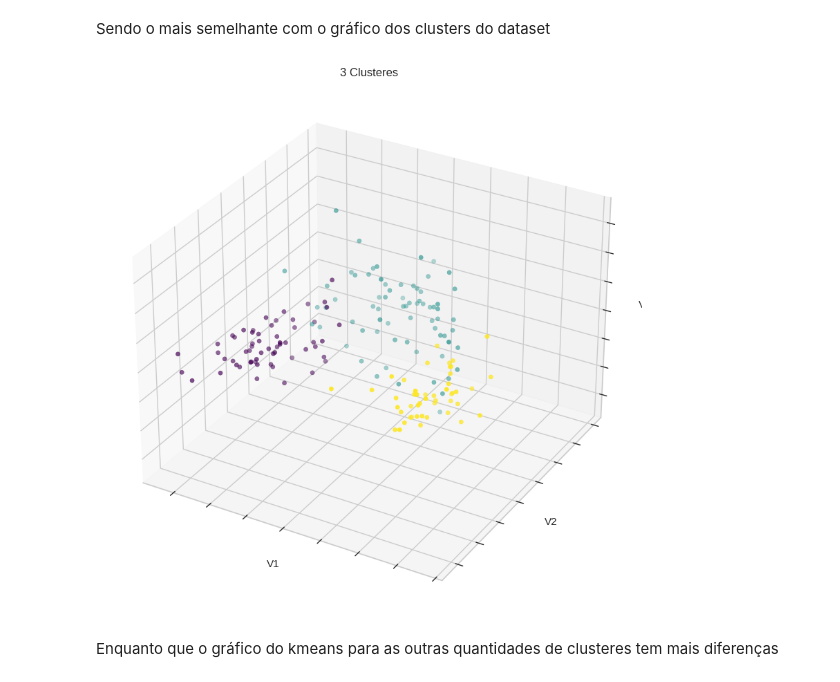
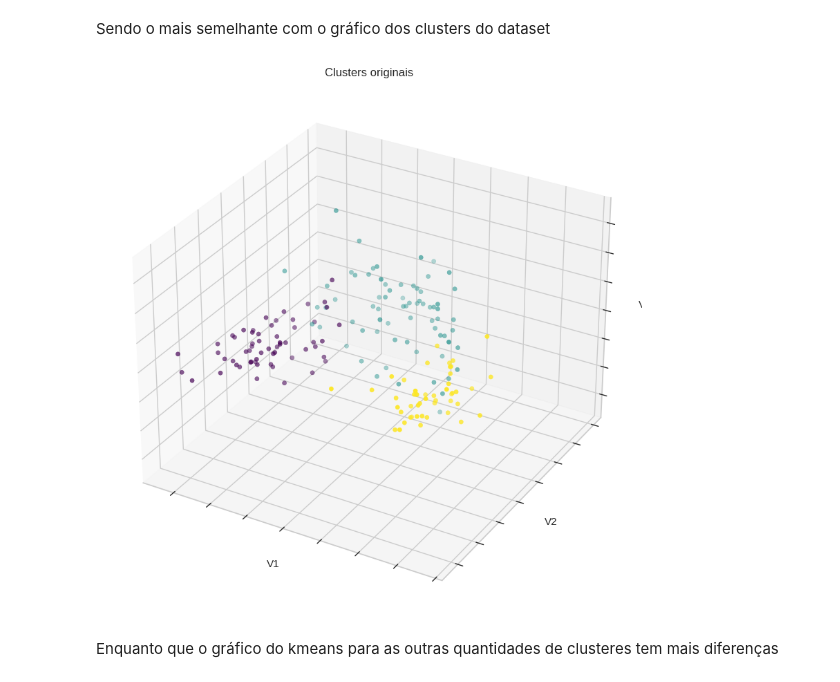
Before and after one commit to GuilhermeMaciel75/Projeto_Clustering, a Jupyter notebook: K_Means.ipynb, the cells around one changed output. Drawn from its saved outputs; the diff is of its cells as text; code cells hidden in the pictures.

```diff
--- a/K_Means.ipynb
+++ b/K_Means.ipynb
@@ -50,5 +64,0 @@ def silhouette(dataset, min, max):
-# %%
-min = 2
-max = 21
-dataset = normalizae()
-elbow_method(dataset, min, max)
@@ -56,0 +82,5 @@ elbow_method(dataset, min, max)
+# %%
+k_min = 2
+k_max = 21
+
+dataset_PCA, a = normalizae()
@@ -57,13 +91,14 @@ elbow_method(dataset, min, max)
 # %% [markdown]
 Pelo gráfico Elbow acima, podemos notar que não há um ponto claro que possamos escolher como a quantidade ideal de clusteres, apesar do gráfico dizer que k=6 é o melhor ponto, então, em vez de simplesmente pegar 6 como o número ideal, iremos calcular o Silhouette Score para kmeans com 3, 4, 5, 6 e 7 cluesteres, de forma que o kmean com o maior Silhouette Score será o kmean com a quantidade ideal de clusteres.
 # %%
-n = [3, 4, 5, 6, 7]
+ks = [3, 4, 5, 6, 7]
 
-for i in n:
+for i in ks:
     kmean = KMeans(n_clusters=i, n_init=10)
-    kmean.fit(dataset)
-    label = kmean.predict(dataset)
-    print(f'Silhouette Score(n={i}): {silhouette_score(dataset, label)}')
+    kmean.fit(dataset_PCA)
+    label = kmean.predict(dataset_PCA)
+    print(f'Silhouette Score(n={i}): {silhouette_score(dataset_PCA, label)}')
+silhouette(dataset_PCA, ks)
 # %% [output]
 Silhouette Score(n=3): 0.47796626568347655
 Silhouette Score(n=4): 0.4347348309376317
@@ -94,0 +114,7 @@ plt.show()
+# %%
+kmeans = KMeans(n_clusters=3, n_init=10)
+kmeans.fit(dataset_PCA)
+
+graph(dataset_PCA, kmeans.labels_, "3 Clusters")
+
+plt.show()
@@ -97,24 +125,13 @@ Sendo o mais semelhante com o gráfico dos clusters do dataset
 # %%
 url = "https://archive.ics.uci.edu/ml/machine-learning-databases/wine/wine.data"
 df = pd.read_csv(url, header=None)
 target = df[0]
 
-fig = plt.figure(figsize=(10,10))
-plt.get_cmap('tab10')
-ax = fig.add_subplot(111, projection='3d')
-kmeans.fit(dataset)
-ax.scatter(dataset[0], dataset[1], dataset[2],c=target, cmap="viridis")
-ax.xaxis.set_ticklabels([])
-ax.yaxis.set_ticklabels([])
-ax.zaxis.set_ticklabels([])
-ax.set_xlabel("V1")
-ax.set_ylabel("V2")
-ax.set_zlabel("V3")
-ax.set_title("3 Clusteres")
+graph(dataset_PCA, target, "Clusters originais")
 
 plt.show()
 # %% [output]
-[figure, old version]
+[figure, new version]
 # %% [markdown]
 Enquanto que o gráfico do kmeans para as outras quantidades de clusteres tem mais diferenças
 # %%
```
Also changed, not shown: parts of 17 cells of this notebook.
